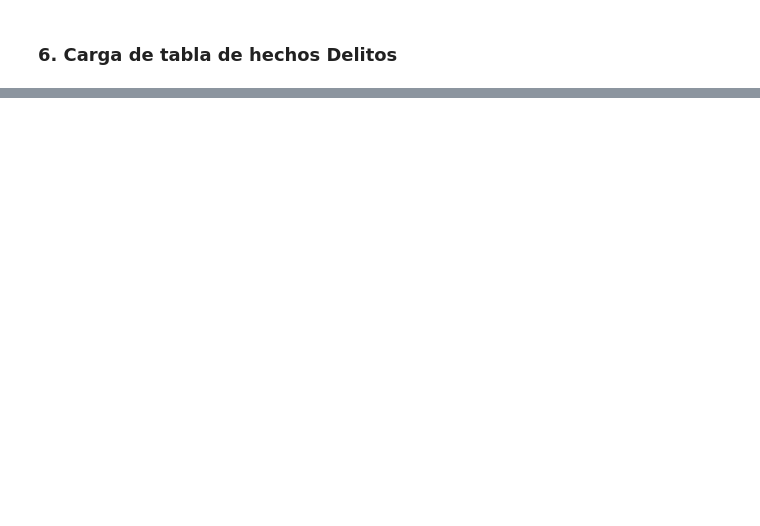
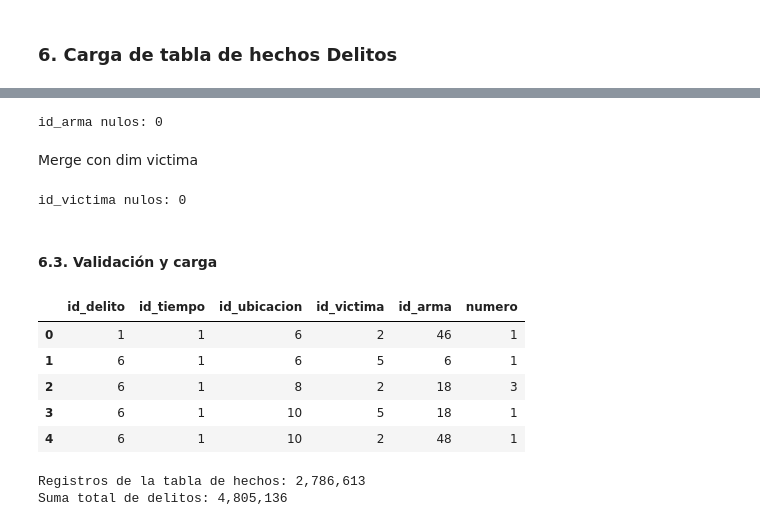
Before and after one commit to SaraBalbin/DW_Analisis_Criminalidad_Colombia, a Jupyter notebook: Notebook - ETL.ipynb, the cells around one changed output, grey strips where cells are left out. Saved outputs shown, nothing was run; the diff lists cells and outputs as text; code cells hidden in the pictures; blank space fills up the shorter version.

Commit message:
Se realiza proceso de carga

```diff
--- a/Notebook - ETL.ipynb
+++ b/Notebook - ETL.ipynb
@@ -764,0 +941,6 @@ print(dim_victima.duplicated().sum())
+# %%
+fact_delitos = fact_delitos.merge(
+    dim_ubicacion_dw,
+    on=["departamento", "municipio"],
+    how="left"
+)
@@ -764,0 +953,7 @@ print(dim_victima.duplicated().sum())
+# %%
+fact_delitos = fact_delitos.merge(
+    dim_delito_dw,
+    left_on="delito",
+    right_on="tipo_delito",
+    how="left"
+)
@@ -764,0 +966,58 @@ print(dim_victima.duplicated().sum())
+# %%
+fact_delitos = fact_delitos.merge(
+    dim_arma_dw,
+    left_on="armas_medios",
+    right_on="nombre_arma",
+    how="left"
+)
+# %%
+print("id_arma nulos:", fact_delitos["id_arma"].isna().sum())
+# %% [output]
+id_arma nulos: 0
+# %% [markdown]
+Merge con dim victima
+# %%
+fact_delitos = fact_delitos.merge(
+    dim_victima_dw,
+    on=["genero", "grupo_etario"],
+    how="left"
+)
+# %%
+print("id_victima nulos:", fact_delitos["id_victima"].isna().sum())
+# %% [output]
+id_victima nulos: 0
+# %% [markdown]
+#### **6.3. Validación y carga**
+# %%
+fact_delitos = fact_delitos[
+    [
+        "id_delito",
+        "id_tiempo",
+        "id_ubicacion",
+        "id_victima",
+        "id_arma",
+        "cantidad"
+    ]
+].copy()
+
+fact_delitos = fact_delitos.rename(
+    columns={
+        "cantidad": "numero"
+    }
+)
+
+fact_delitos.head()
+# %% [output]
+|  | id_delito | id_tiempo | id_ubicacion | id_victima | id_arma | numero |
+| 0 | 1 | 1 | 6 | 2 | 46 | 1 |
+| 1 | 6 | 1 | 6 | 5 | 6 | 1 |
+| 2 | 6 | 1 | 8 | 2 | 18 | 3 |
+| 3 | 6 | 1 | 10 | 5 | 18 | 1 |
+| 4 | 6 | 1 | 10 | 2 | 48 | 1 |
+# %%
+print(f"Registros de la tabla de hechos: {len(fact_delitos):,}")
+
+print(f"Suma total de delitos: {fact_delitos['numero'].sum():,}")
+# %% [output]
+Registros de la tabla de hechos: 2,786,613
+Suma total de delitos: 4,805,136
```
Also changed, not shown: parts of 29 cells of this notebook.
